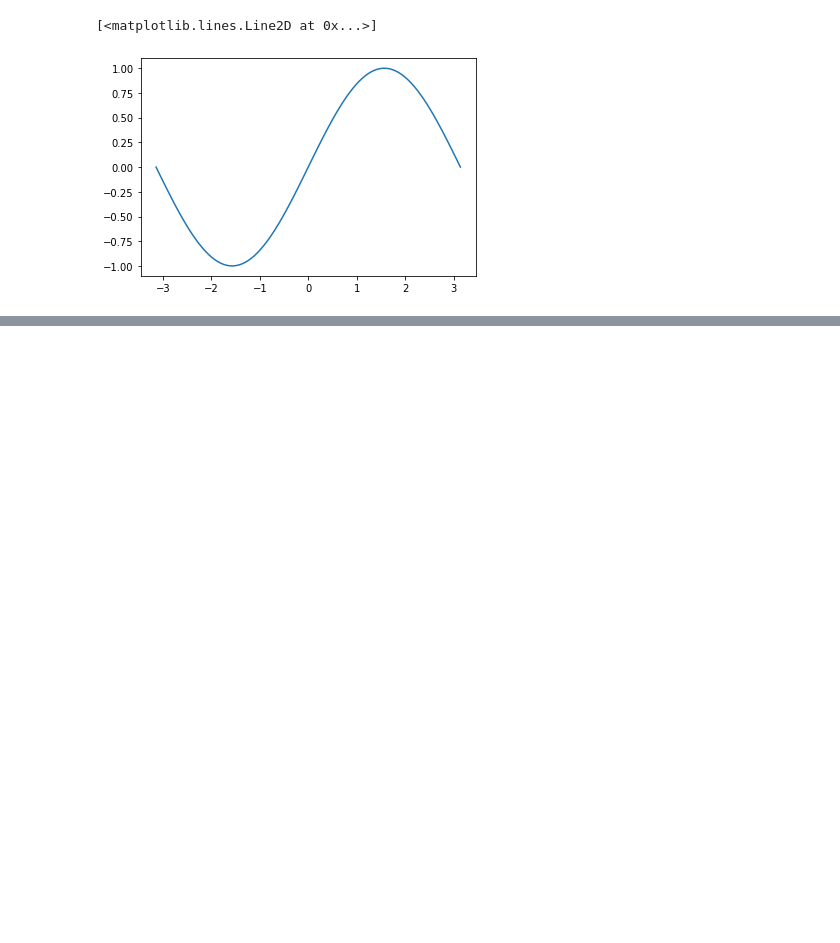
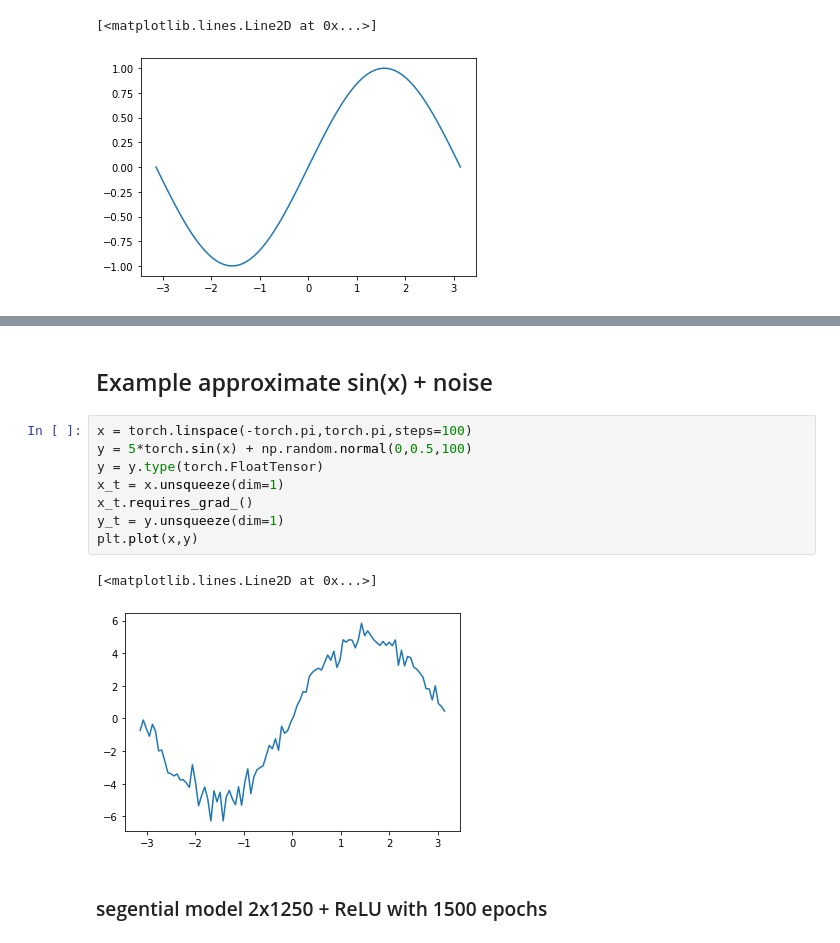
Before and after one commit to mario-dohr/my-college-lectures, a Jupyter notebook: DeepLearning/chapter-4.ipynb, the cells around one changed output, grey strips where cells are left out. Drawn from its saved outputs; the diff is of its cells as text; blank space fills up the shorter version.

```diff
--- a/DeepLearning/chapter-4.ipynb
+++ b/DeepLearning/chapter-4.ipynb
@@ -385,0 +548,15 @@ plt.plot(x,y_p)
+# %% [markdown]
+## Example approximate sin(x) + noise
+# %%
+x = torch.linspace(-torch.pi,torch.pi,steps=100)
+y = 5*torch.sin(x) + np.random.normal(0,0.5,100)
+y = y.type(torch.FloatTensor)
+x_t = x.unsqueeze(dim=1)
+x_t.requires_grad_()
+y_t = y.unsqueeze(dim=1)
+plt.plot(x,y)
+# %% [output]
+[<matplotlib.lines.Line2D at 0x...>]
+[figure, added]
+# %% [markdown]
+### segential model 2x1250 + ReLU with 1500 epochs
```
Also changed, not shown: parts of 34 cells of this notebook, 5 other files.
